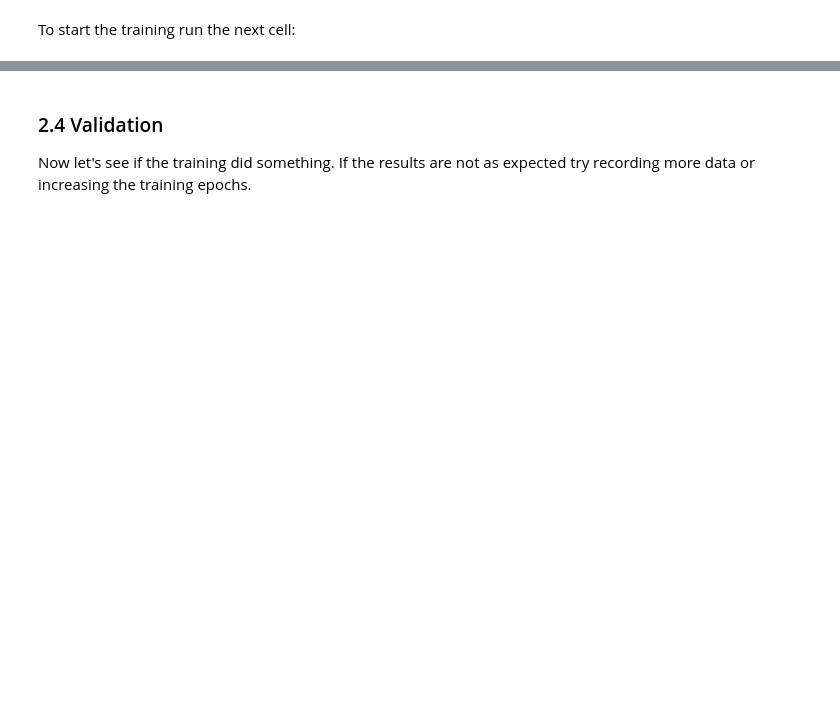
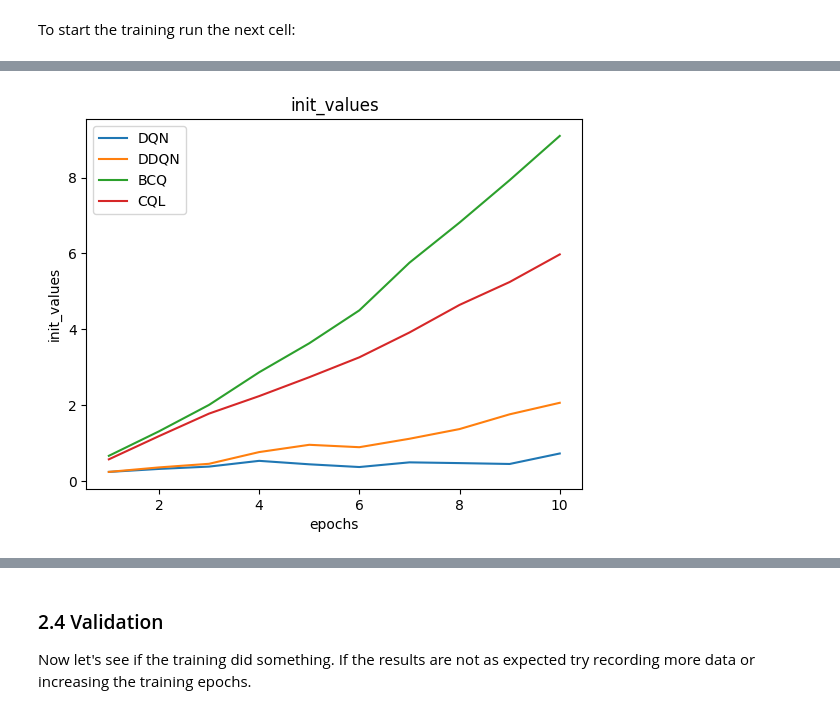
Before and after one commit to micheltokic/marioai, a Jupyter notebook: exercise_offline_rl/marioai_offline_rl.ipynb, the cells around one changed output, grey strips where cells are left out. Cells and saved outputs as stored; diff of their text form; code cells hidden in the pictures; blank space fills up the shorter version.

```diff
--- a/exercise_offline_rl/marioai_offline_rl.ipynb
+++ b/exercise_offline_rl/marioai_offline_rl.ipynb
@@ -366,0 +656,13 @@ dataset_info.action_size:  13
+# %%
+x = list(range(1, n_epochs+1))
+for policy_info in evaluation_policies:
+    policy = policy_info["name"]  # 获取策略名称
+    plt.plot(x, soft_opcs_dict[policy], label=policy)
+
+plt.xlabel('epochs')
+plt.ylabel('init_values')
+plt.title('init_values')
+plt.legend()
+plt.show()
+# %% [output]
+[figure, added]
```
Also changed, not shown: parts of 13 cells of this notebook.
